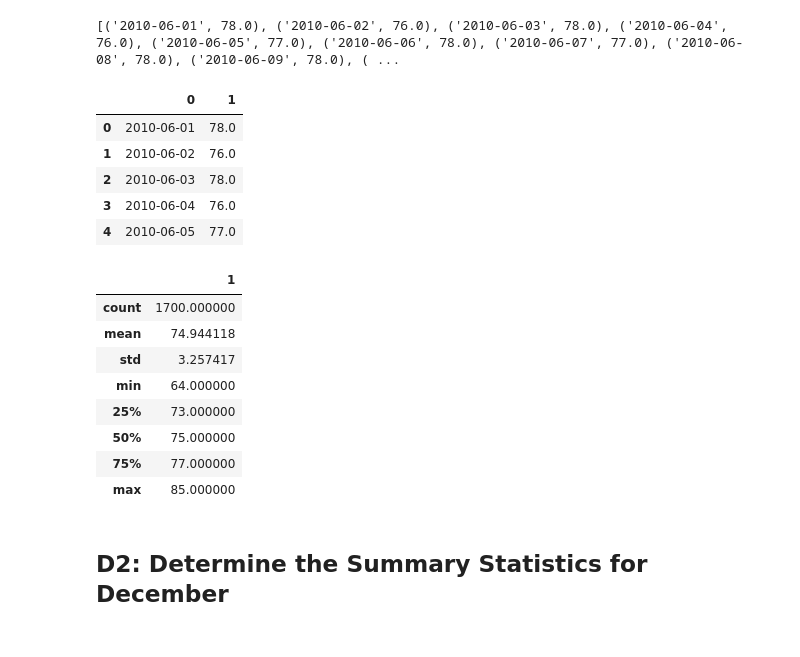
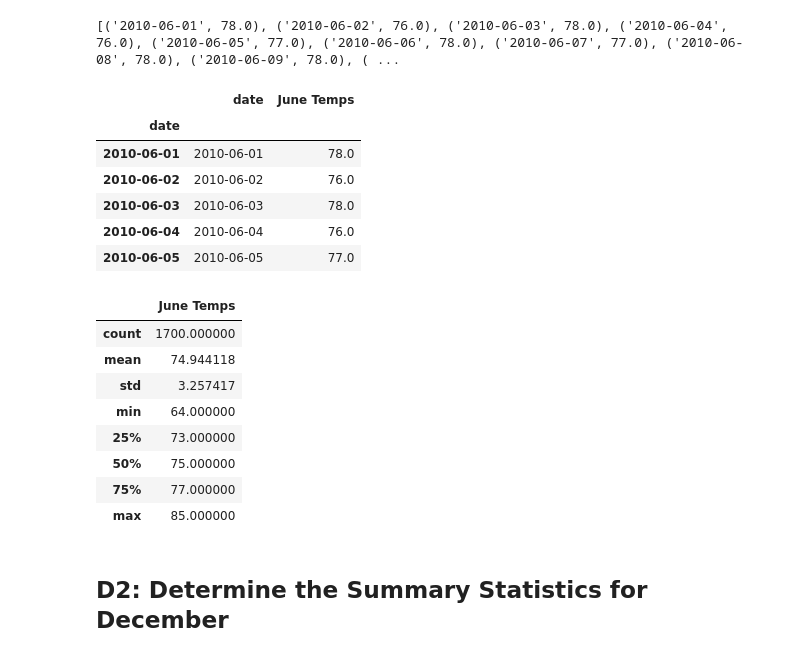
Before and after one commit to LacyS6198/surfs_up, a Jupyter notebook: SurfsUp_Challenge.ipynb, the cells around one changed output. Cells and saved outputs as stored; diff of their text form; code cells hidden in the pictures.

```diff
--- a/SurfsUp_Challenge.ipynb
+++ b/SurfsUp_Challenge.ipynb
@@ -56,20 +56,22 @@ print(june_data)
 [('2010-06-01', 78.0), ('2010-06-02', 76.0), ('2010-06-03', 78.0), ('2010-06-04', 76.0), ('2010-06-05', 77.0), ('2010-06-06', 78.0), ('2010-06-07', 77.0), ('2010-06-08', 78.0), ('2010-06-09', 78.0), ( ...
 # %%
 # 4. Create a DataFrame from the list of temperatures for the month of June.
-june_df = pd.DataFrame(june_data)
+june_df = pd.DataFrame(june_data, columns=['date','June Temps'])
+june_df.set_index(june_df['date'], inplace=True)
 june_df.head()
 # %% [output]
-|  | 0 | 1 |
-| 0 | 2010-06-01 | 78.0 |
-| 1 | 2010-06-02 | 76.0 |
-| 2 | 2010-06-03 | 78.0 |
-| 3 | 2010-06-04 | 76.0 |
-| 4 | 2010-06-05 | 77.0 |
+|  | date | June Temps |
+| date |  |  |
+| 2010-06-01 | 2010-06-01 | 78.0 |
+| 2010-06-02 | 2010-06-02 | 76.0 |
+| 2010-06-03 | 2010-06-03 | 78.0 |
+| 2010-06-04 | 2010-06-04 | 76.0 |
+| 2010-06-05 | 2010-06-05 | 77.0 |
 # %%
 # 5. Calculate and print out the summary statistics for the June temperature DataFrame.
 june_df.describe()
 # %% [output]
-|  | 1 |
+|  | June Temps |
 | count | 1700.000000 |
 | mean | 74.944118 |
 | std | 3.257417 |
```
Also changed, not shown: parts of 2 cells of this notebook, 3 other files.
